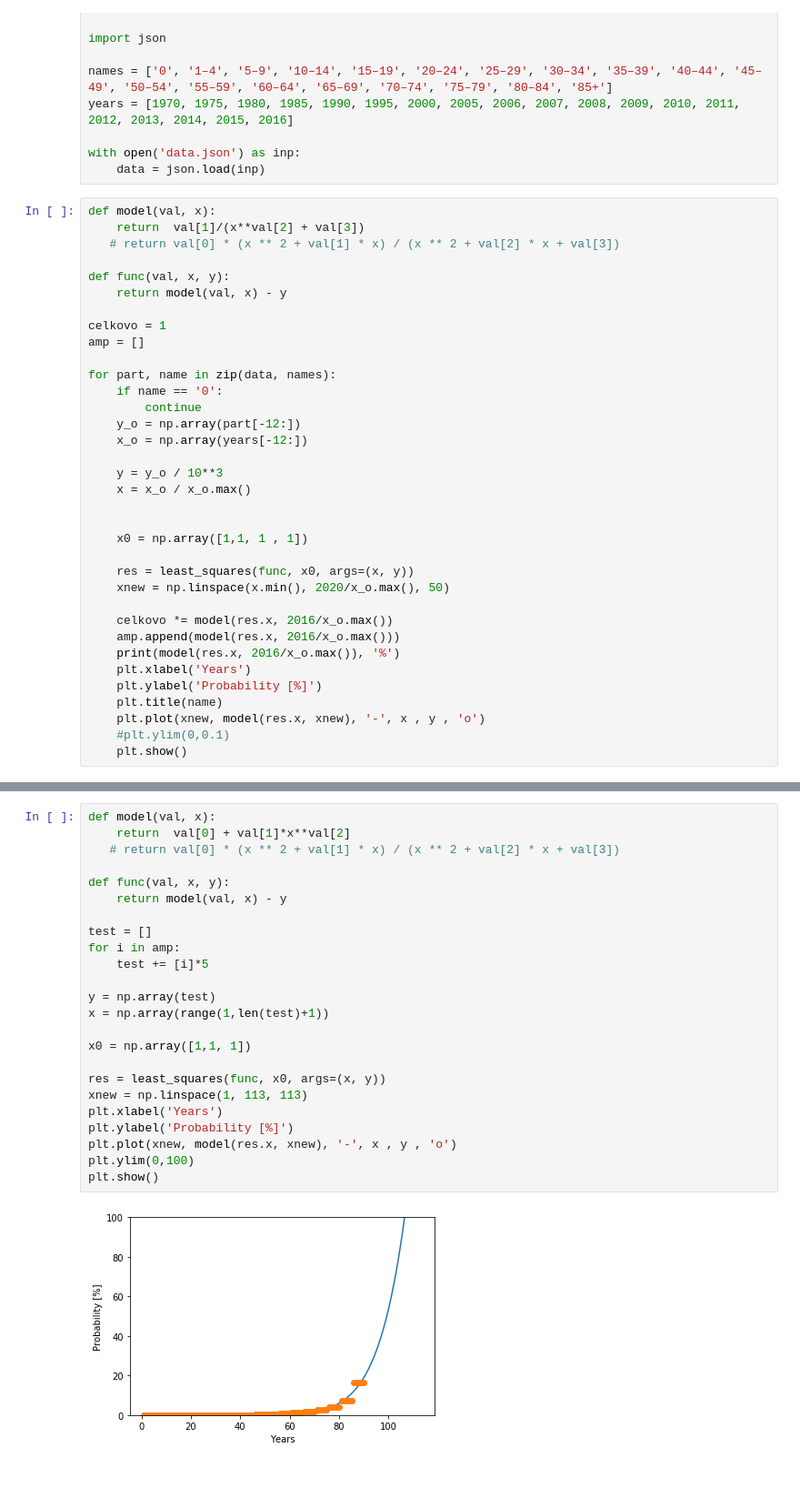
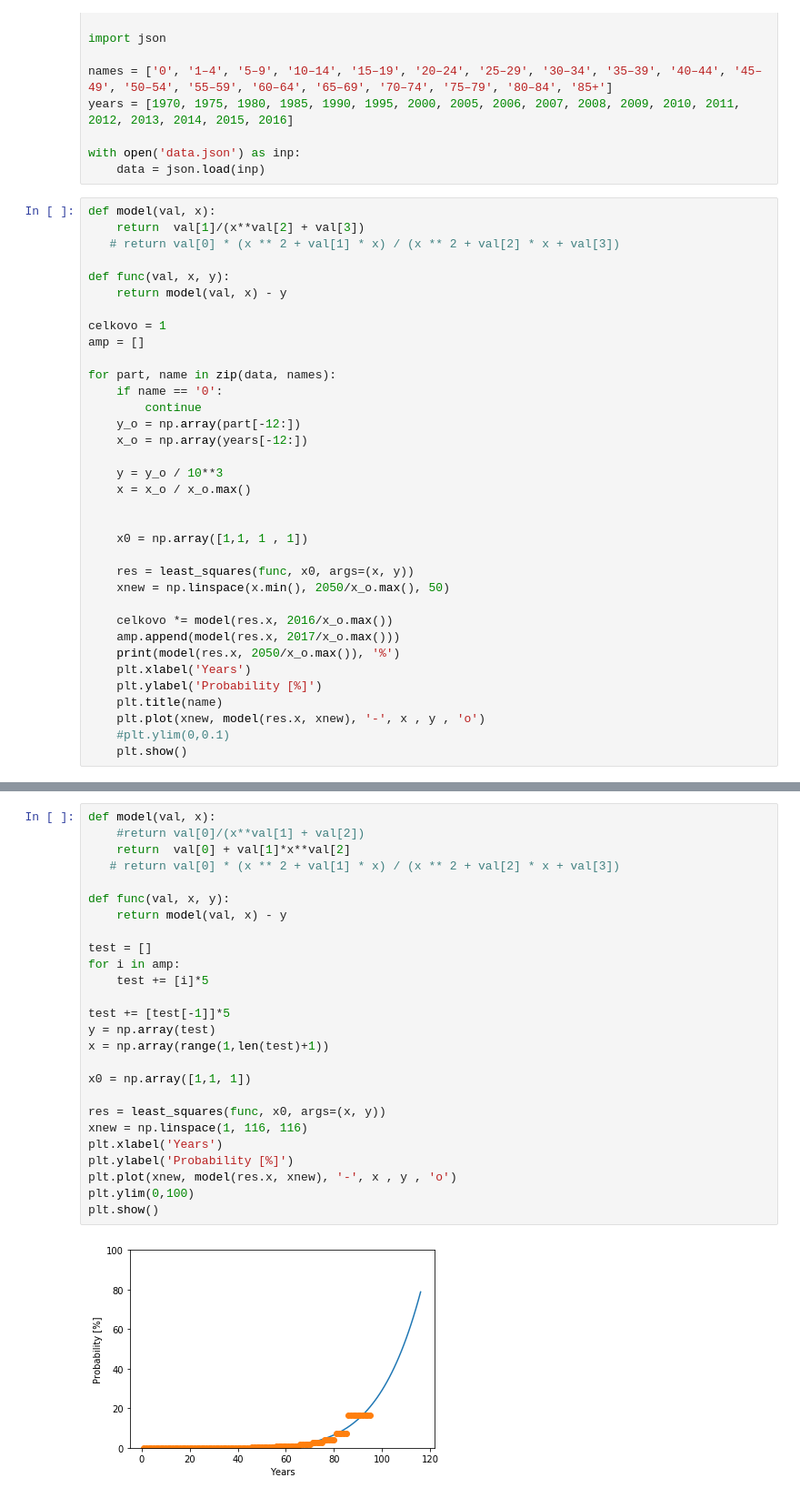
Before and after one commit to H00N24/IMS, a Jupyter notebook: test numpy least.ipynb, the cells around one changed output, grey strips where cells are left out. Shown at 91% size. Cells and saved outputs as stored; diff of their text form.

```diff
--- a/test numpy least.ipynb
+++ b/test numpy least.ipynb
@@ -34,11 +34,11 @@ for part, name in zip(data, names):
     x0 = np.array([1,1, 1 , 1])
 
     res = least_squares(func, x0, args=(x, y))
-    xnew = np.linspace(x.min(), 2020/x_o.max(), 50)
+    xnew = np.linspace(x.min(), 2050/x_o.max(), 50)
 
     celkovo *= model(res.x, 2016/x_o.max())
-    amp.append(model(res.x, 2016/x_o.max()))
-    print(model(res.x, 2016/x_o.max()), '%')
+    amp.append(model(res.x, 2017/x_o.max()))
+    print(model(res.x, 2050/x_o.max()), '%')
     plt.xlabel('Years')
     plt.ylabel('Probability [%]')
     plt.title(name)
@@ -66,29 +66,31 @@ print(celkovo, "%")
 # %%
 def model(val, x):
+    #return val[0]/(x**val[1] + val[2])
     return  val[0] + val[1]*x**val[2]
    # return val[0] * (x ** 2 + val[1] * x) / (x ** 2 + val[2] * x + val[3])
 
 def func(val, x, y):
     return model(val, x) - y
 
 test = []
 for i in amp:
     test += [i]*5
 
+test += [test[-1]]*5
 y = np.array(test)
 x = np.array(range(1,len(test)+1))
 
 x0 = np.array([1,1, 1])
 
 res = least_squares(func, x0, args=(x, y))
-xnew = np.linspace(1, 113, 113)
+xnew = np.linspace(1, 116, 116)
 plt.xlabel('Years')
 plt.ylabel('Probability [%]')
 plt.plot(xnew, model(res.x, xnew), '-', x , y , 'o')
 plt.ylim(0,100)
 plt.show()
 # %% [output]
-[figure, old version]
+[figure, new version]
 # %%
 res.x[0]
 # %% [output]
```
Also changed, not shown: parts of 5 cells of this notebook, 6 other files.
